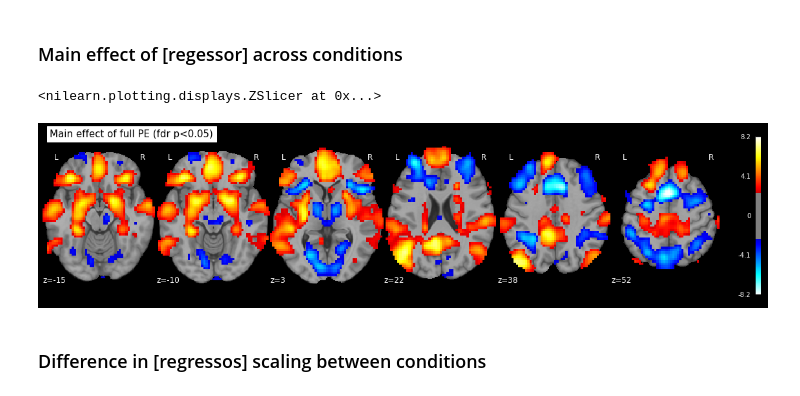
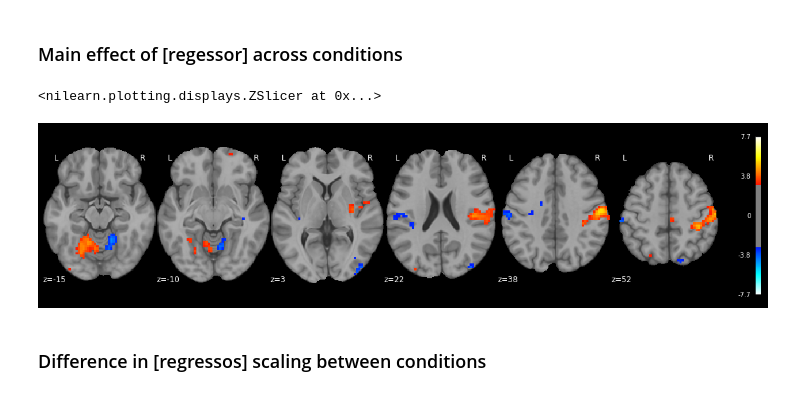
Before and after one commit to kbonna/decidenet, a Jupyter notebook: activation_analysis/dn_aa_03_second_level.ipynb, the cells around one changed output. Saved outputs shown, nothing was run; the diff lists cells and outputs as text; code cells hidden in the pictures.

```diff
--- a/activation_analysis/dn_aa_03_second_level.ipynb
+++ b/activation_analysis/dn_aa_03_second_level.ipynb
@@ -18,3 +30,13 @@ from nistats.reporting import plot_design_matrix, get_clusters_table
 ### Load statistical maps
 
 In this section statistical maps (output .nii files from first-level GLM analysis) are loaded. Additional metadata for subject labels stored in `meta` dictionary is also loaded. Next, individual t-maps for left minus right button press contrast are plotted on glass brain models (fixed statistical threshold). Note subject m19 responding with reversed grips (technical error).
+# %%
+# Directory to save second level output
+path_out = os.path.join(path_root,
+                        'data/main_fmri_study/derivatives/nistats/second_level_output')
+os.makedirs(path_out, exist_ok=True)
+
+# Load behavioral data
+path_beh = os.path.join(path_root, 'data/main_fmri_study/sourcedata/behavioral')
+beh, meta = load_behavioral_data(path=path_beh)
+n_subjects, n_conditions, n_trials, _ = beh.shape
@@ -21,16 +51,13 @@ In this section statistical maps (output .nii files from first-level GLM analysi
 # %%
-# Load metadata
-beh_path = os.path.join(path_root, 'data/main_fmri_study/sourcedata/behavioral')
+# Load stat-map images (first level output)
+path_first_level_output = os.path.join(path_root,
+                                       'data/main_fmri_study/derivatives/nistats/first_level_output')
 
-_, meta = load_behavioral_data(root=beh_path, verbose=False)
-n_subjects, n_conditions = len(meta['dim1']), len(meta['dim2'])
+contrast = 'res_lbp_minus_rbp'
 
-# Load t-map images (first level output)
-path_first_level_output = os.path.join(path_root,
-                                       'data/main_fmri_study/derivatives/nistats/pefull')
-
-tmap_files = [sorted([os.path.join(path_first_level_output, file)
-              for file in os.listdir(path_first_level_output) if task in file])
+path_contrast = os.path.join(path_first_level_output, contrast)
+tmap_files = [sorted([os.path.join(path_contrast, file)
+                      for file in os.listdir(path_contrast) if task in file])
               for task in ['prlrew', 'prlpun']]
 
 tmap_img = []
@@ -61,7 +88,7 @@ Here, group analysis is performed for various model-based regressors. All subjec
 ### Main effect of [regessor] across conditions
 # %%
 second_level_input = [tmap for tmaps in tmap_img for tmap in tmaps]
-second_level_model = SecondLevelModel(smoothing_fwhm=6)
+second_level_model = SecondLevelModel(smoothing_fwhm=0)
 
 design_matrix = pd.DataFrame([1] * len(second_level_input),
                              columns=['intercept'])
@@ -74,36 +101,34 @@ z_map = second_level_model.compute_contrast(output_type='z_score')
 # %%
 # Setup
 p_val = 0.05
 height_control = 'fdr'
 cut_coords = (-15, -10, 3, 22, 38, 52)
 display_mode = 'z'
-title = 'Main effect of full PE'
 
 # Plotting
 mni152nlin2009c = "mni_icbm152_nlin_asym_09c_nifti/mni_icbm152_nlin_asym_09c/"\
                   "temp.nii.gz"
 bg_img = datasets.load_mni152_template()
 bg_img = nib.load(mni152nlin2009c)
 
 z_map_thresholded, threshold = map_threshold(
     z_map,
     alpha=p_val,
     height_control=height_control,
     cluster_threshold=15)
 
 fig, ax = plt.subplots(ncols=1, nrows=1, facecolor='k', figsize=(20, 5))
 plotting.plot_stat_map(
     z_map,
     bg_img=bg_img,
     axes=ax,
     threshold=threshold,
     colorbar=True,
     display_mode=display_mode,
-    cut_coords=cut_coords,
-    title=f'{title} ({height_control} p<{p_val})')
+    cut_coords=cut_coords)
 # %% [output]
 <nilearn.plotting.displays.ZSlicer at 0x...>
-[figure, old version]
+[figure, new version]
 # %% [markdown]
 ### Difference in [regressos] scaling between conditions
 # %%
```
Also changed, not shown: parts of 4 cells of this notebook.
